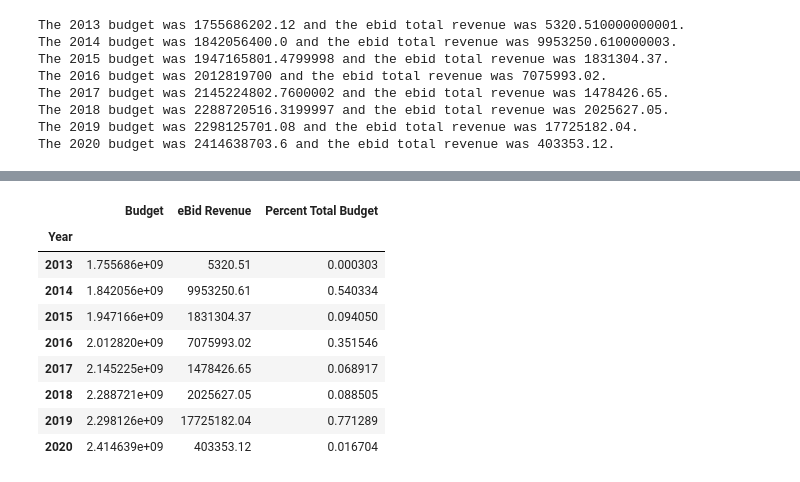
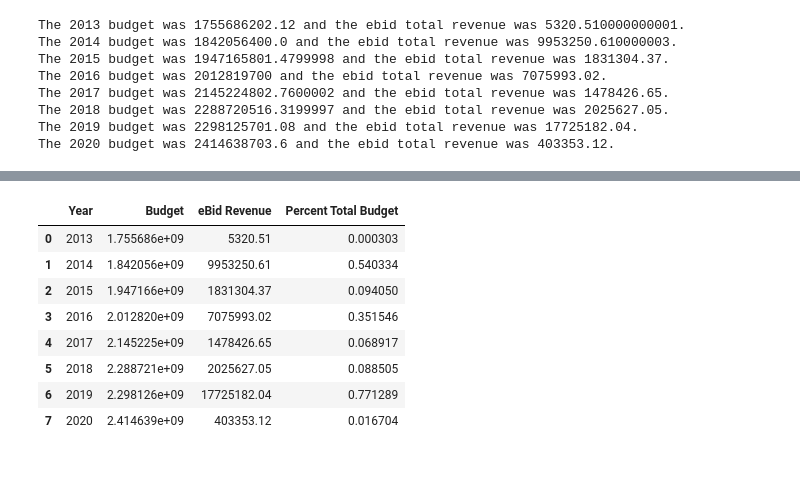
Before and after one commit to ausifer/nashville-gov-selling-stuff, a Jupyter notebook: notebooks/nashville_gov_selling_stuff.ipynb, the cells around one changed output, grey strips where cells are left out. Saved outputs shown, nothing was run; the diff lists cells and outputs as text; code cells hidden in the pictures.

```diff
--- a/notebooks/nashville_gov_selling_stuff.ipynb
+++ b/notebooks/nashville_gov_selling_stuff.ipynb
@@ -190,4 +191,4 @@ The 2019 budget was 2298125701.08 and the ebid total revenue was 17725182.04.
 The 2020 budget was 2414638703.6 and the ebid total revenue was 403353.12.
 # %%
 ebid_budget_df = pd.DataFrame(list(zip(year_list,budget_amt_list,ebid_rev_list)), columns=['Year','Budget','eBid Revenue'])
-ebid_budget_df.set_index('Year')
+# ebid_budget_df.set_index('Year')
@@ -205,14 +195,13 @@ ebid_budget_df.set_index('Year')
 # %%
 ebid_budget_df['Percent Total Budget'] = (ebid_budget_df['eBid Revenue'] / ebid_budget_df['Budget']) * 100
-ebid_budget_df.set_index('Year')
+ebid_budget_df  #.set_index('Year')
 # %% [output]
-|  | Budget | eBid Revenue | Percent Total Budget |
-| Year |  |  |  |
-| 2013 | 1.755686e+09 | 5320.51 | 0.000303 |
-| 2014 | 1.842056e+09 | 9953250.61 | 0.540334 |
-| 2015 | 1.947166e+09 | 1831304.37 | 0.094050 |
-| 2016 | 2.012820e+09 | 7075993.02 | 0.351546 |
-| 2017 | 2.145225e+09 | 1478426.65 | 0.068917 |
-| 2018 | 2.288721e+09 | 2025627.05 | 0.088505 |
-| 2019 | 2.298126e+09 | 17725182.04 | 0.771289 |
-| 2020 | 2.414639e+09 | 403353.12 | 0.016704 |
+|  | Year | Budget | eBid Revenue | Percent Total Budget |
+| 0 | 2013 | 1.755686e+09 | 5320.51 | 0.000303 |
+| 1 | 2014 | 1.842056e+09 | 9953250.61 | 0.540334 |
+| 2 | 2015 | 1.947166e+09 | 1831304.37 | 0.094050 |
+| 3 | 2016 | 2.012820e+09 | 7075993.02 | 0.351546 |
+| 4 | 2017 | 2.145225e+09 | 1478426.65 | 0.068917 |
+| 5 | 2018 | 2.288721e+09 | 2025627.05 | 0.088505 |
+| 6 | 2019 | 2.298126e+09 | 17725182.04 | 0.771289 |
+| 7 | 2020 | 2.414639e+09 | 403353.12 | 0.016704 |
```
Also changed, not shown: parts of 15 cells of this notebook.
